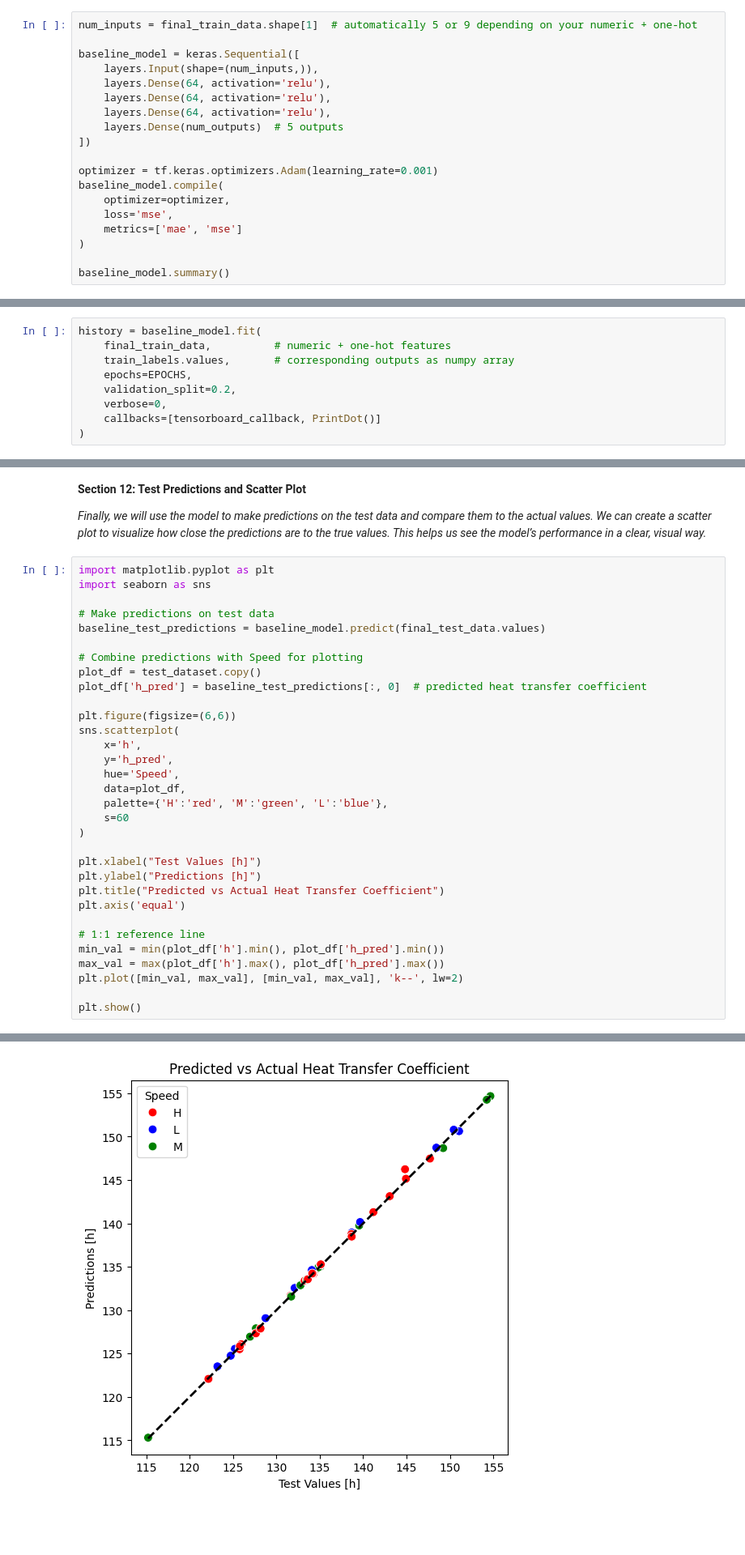
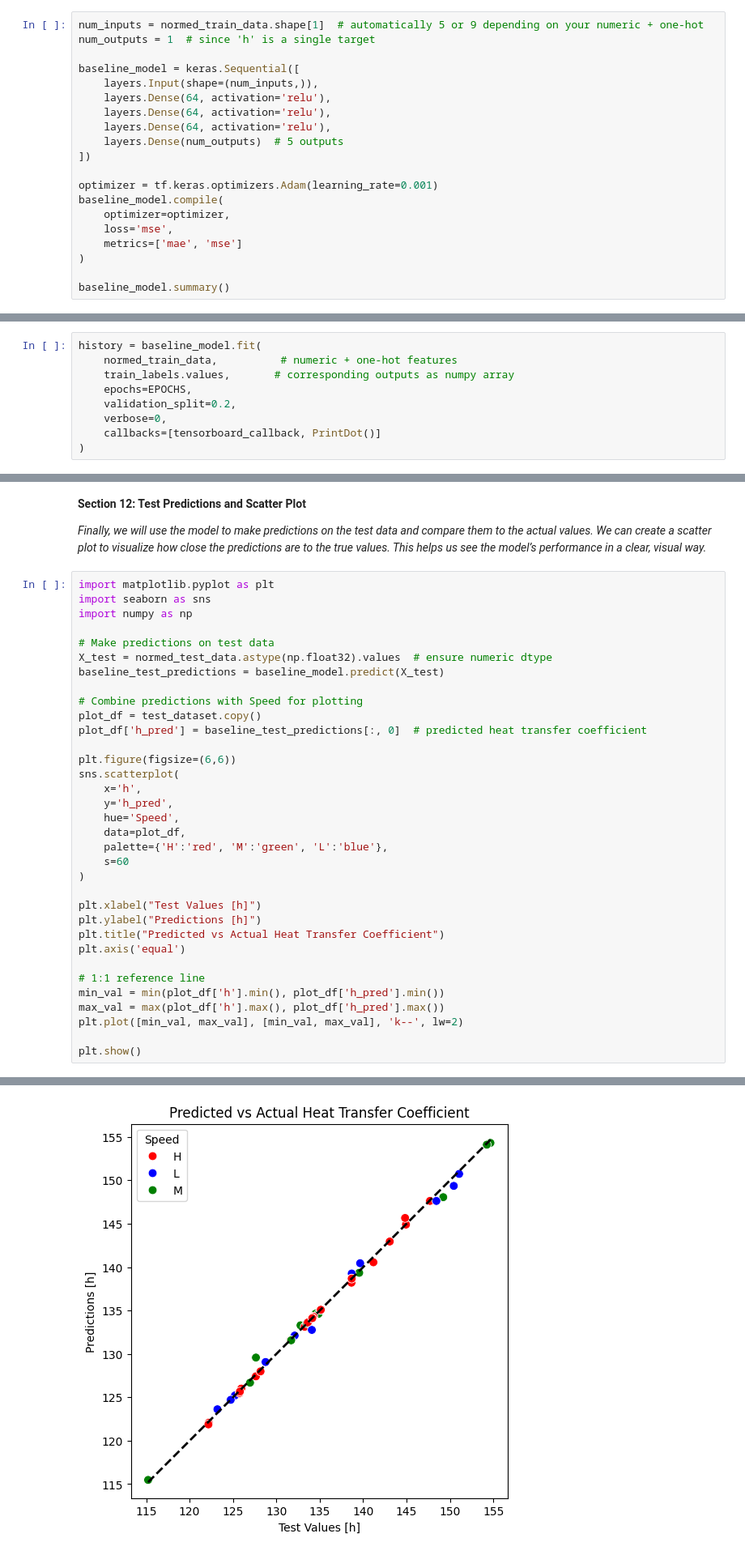
Before and after one commit to anjurgupta/Energy-Lab-Codes, a Jupyter notebook: Energy_Lab_4_1_Forced_Convetion_.ipynb, the cells around one changed output, grey strips where cells are left out. Shown at 81% size. Saved outputs shown, nothing was run; the diff lists cells and outputs as text; blank space fills up the shorter version.

```diff
--- a/Energy_Lab_4_1_Forced_Convetion_.ipynb
+++ b/Energy_Lab_4_1_Forced_Convetion_.ipynb
@@ -124,7 +124,8 @@ Processed test data (first 5 rows):
 
 *Now we will create our neural network. A neural network is made up of layers of neurons that process the input data. Each layer uses an activation function to help the network learn complex patterns. We’ll define the input layer (which takes our features), any hidden layers (which process the information), and the output layer (which makes predictions).*
 # %%
-num_inputs = final_train_data.shape[1]  # automatically 5 or 9 depending on your numeric + one-hot
+num_inputs = normed_train_data.shape[1]  # automatically 5 or 9 depending on your numeric + one-hot
+num_outputs = 1  # since 'h' is a single target
 
 baseline_model = keras.Sequential([
     layers.Input(shape=(num_inputs,)),
@@ -201,7 +202,7 @@ tensorboard_callback = tf.keras.callbacks.TensorBoard(log_dir=log_dir, histogram
 *Now we will train (fit) the model on our data. During training, the model learns the patterns in the input features to make better predictions. We can also use a validation split to check the model’s performance on unseen data while training, and callbacks to monitor progress or stop training early if needed. This step is where the model actually “learns.”*
 # %%
 history = baseline_model.fit(
-    final_train_data,          # numeric + one-hot features
+    normed_train_data,          # numeric + one-hot features
     train_labels.values,       # corresponding outputs as numpy array
     epochs=EPOCHS,
     validation_split=0.2,
@@ -257,9 +258,11 @@ plot_history(history)
 # %%
 import matplotlib.pyplot as plt
 import seaborn as sns
+import numpy as np
 
 # Make predictions on test data
-baseline_test_predictions = baseline_model.predict(final_test_data.values)
+X_test = normed_test_data.astype(np.float32).values  # ensure numeric dtype
+baseline_test_predictions = baseline_model.predict(X_test)
 
 # Combine predictions with Speed for plotting
 plot_df = test_dataset.copy()
@@ -291,4 +294,4 @@ plt.show()
-[figure, old version]
+[figure, new version]
 # %% [markdown]
 **Section 13: Prediction Error Histograms**
 
```
Also changed, not shown: parts of 6 cells of this notebook.
